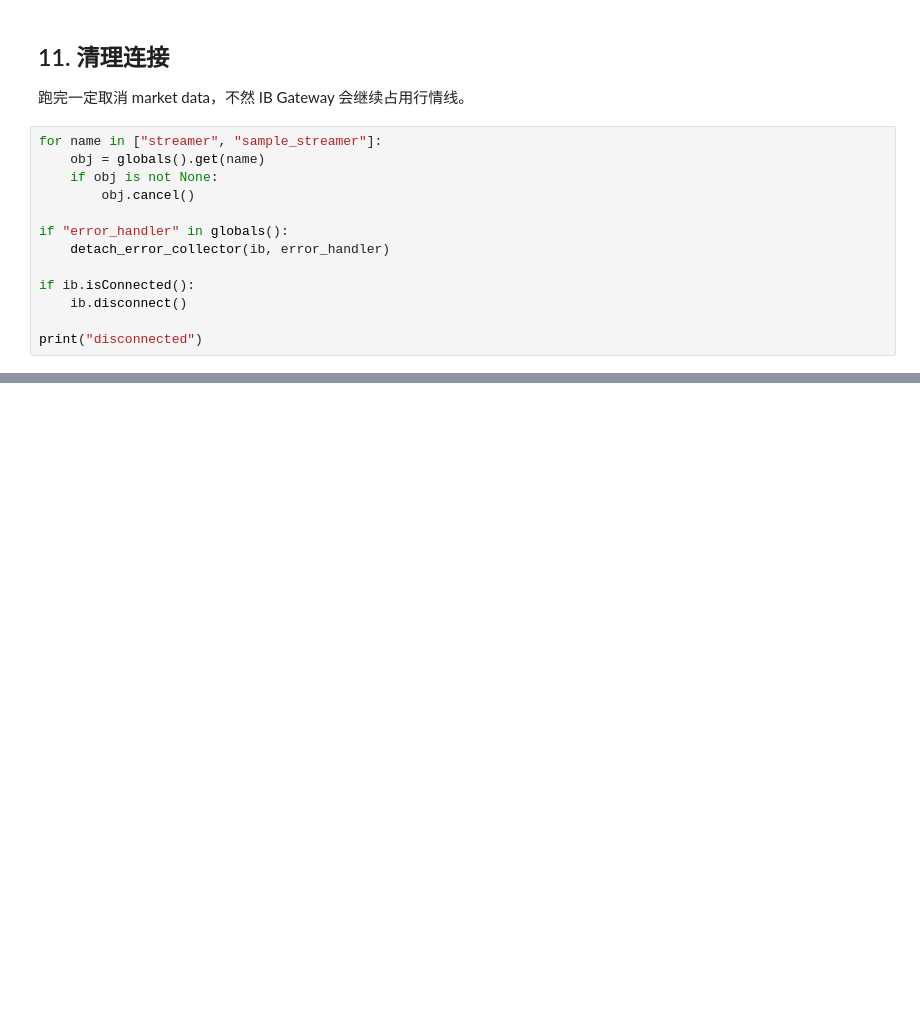
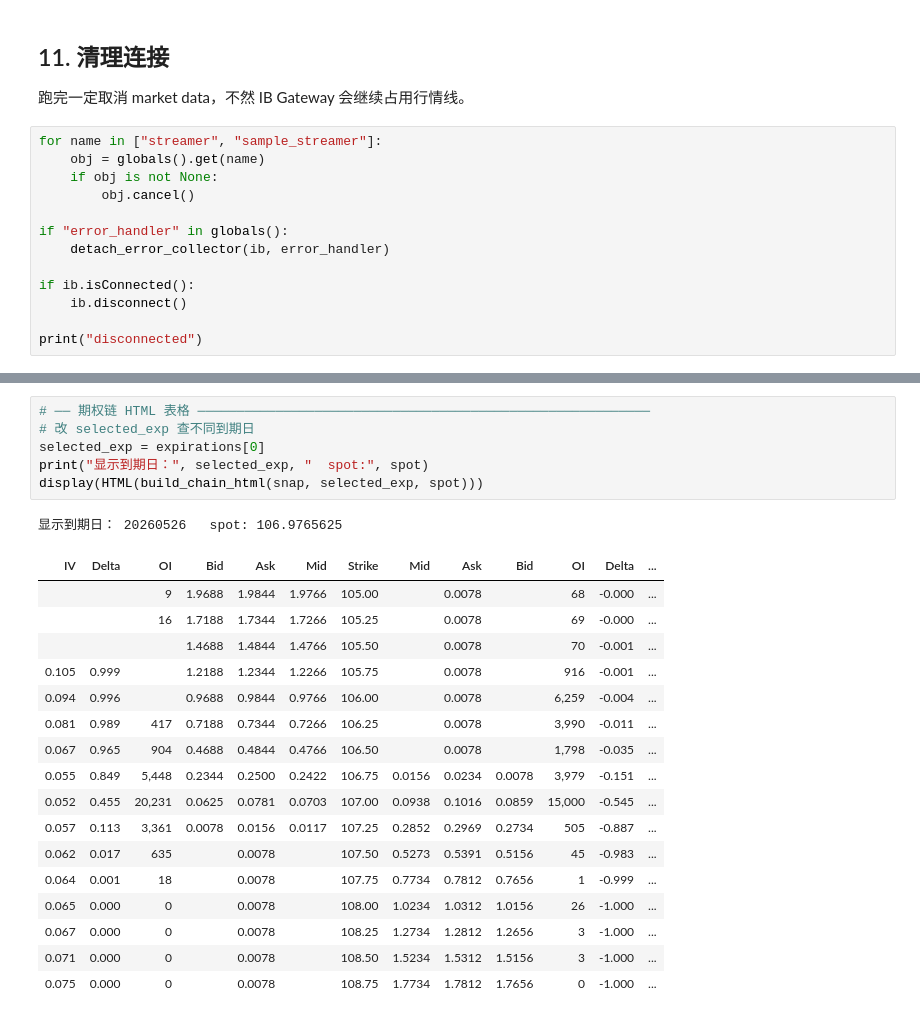
Before and after one commit to BeyondLiby/IB-API, a Jupyter notebook: ZF_FOP_Debug.ipynb, the cells around one changed output, grey strips where cells are left out. Cells and saved outputs as stored; diff of their text form; blank space fills up the shorter version.

```diff
--- a/ZF_FOP_Debug.ipynb
+++ b/ZF_FOP_Debug.ipynb
@@ -276,0 +641,25 @@ print("disconnected")
+# %%
+# ── 期权链 HTML 表格 ──────────────────────────────────────────────────────────
+# 改 selected_exp 查不同到期日
+selected_exp = expirations[0]
+print("显示到期日：", selected_exp, "  spot:", spot)
+display(HTML(build_chain_html(snap, selected_exp, spot)))
+# %% [output]
+显示到期日： 20260526   spot: 106.9765625
+| IV | Delta | OI | Bid | Ask | Mid | Strike | Mid | Ask | Bid | OI | Delta | ... |
+|  |  | 9 | 1.9688 | 1.9844 | 1.9766 | 105.00 |  | 0.0078 |  | 68 | -0.000 | ... |
+|  |  | 16 | 1.7188 | 1.7344 | 1.7266 | 105.25 |  | 0.0078 |  | 69 | -0.000 | ... |
+|  |  |  | 1.4688 | 1.4844 | 1.4766 | 105.50 |  | 0.0078 |  | 70 | -0.001 | ... |
+| 0.105 | 0.999 |  | 1.2188 | 1.2344 | 1.2266 | 105.75 |  | 0.0078 |  | 916 | -0.001 | ... |
+| 0.094 | 0.996 |  | 0.9688 | 0.9844 | 0.9766 | 106.00 |  | 0.0078 |  | 6,259 | -0.004 | ... |
+| 0.081 | 0.989 | 417 | 0.7188 | 0.7344 | 0.7266 | 106.25 |  | 0.0078 |  | 3,990 | -0.011 | ... |
+| 0.067 | 0.965 | 904 | 0.4688 | 0.4844 | 0.4766 | 106.50 |  | 0.0078 |  | 1,798 | -0.035 | ... |
+| 0.055 | 0.849 | 5,448 | 0.2344 | 0.2500 | 0.2422 | 106.75 | 0.0156 | 0.0234 | 0.0078 | 3,979 | -0.151 | ... |
+| 0.052 | 0.455 | 20,231 | 0.0625 | 0.0781 | 0.0703 | 107.00 | 0.0938 | 0.1016 | 0.0859 | 15,000 | -0.545 | ... |
+| 0.057 | 0.113 | 3,361 | 0.0078 | 0.0156 | 0.0117 | 107.25 | 0.2852 | 0.2969 | 0.2734 | 505 | -0.887 | ... |
+| 0.062 | 0.017 | 635 |  | 0.0078 |  | 107.50 | 0.5273 | 0.5391 | 0.5156 | 45 | -0.983 | ... |
+| 0.064 | 0.001 | 18 |  | 0.0078 |  | 107.75 | 0.7734 | 0.7812 | 0.7656 | 1 | -0.999 | ... |
+| 0.065 | 0.000 | 0 |  | 0.0078 |  | 108.00 | 1.0234 | 1.0312 | 1.0156 | 26 | -1.000 | ... |
+| 0.067 | 0.000 | 0 |  | 0.0078 |  | 108.25 | 1.2734 | 1.2812 | 1.2656 | 3 | -1.000 | ... |
+| 0.071 | 0.000 | 0 |  | 0.0078 |  | 108.50 | 1.5234 | 1.5312 | 1.5156 | 3 | -1.000 | ... |
+| 0.075 | 0.000 | 0 |  | 0.0078 |  | 108.75 | 1.7734 | 1.7812 | 1.7656 | 0 | -1.000 | ... |
```
Also changed, not shown: parts of 16 cells of this notebook, 37 other files.
